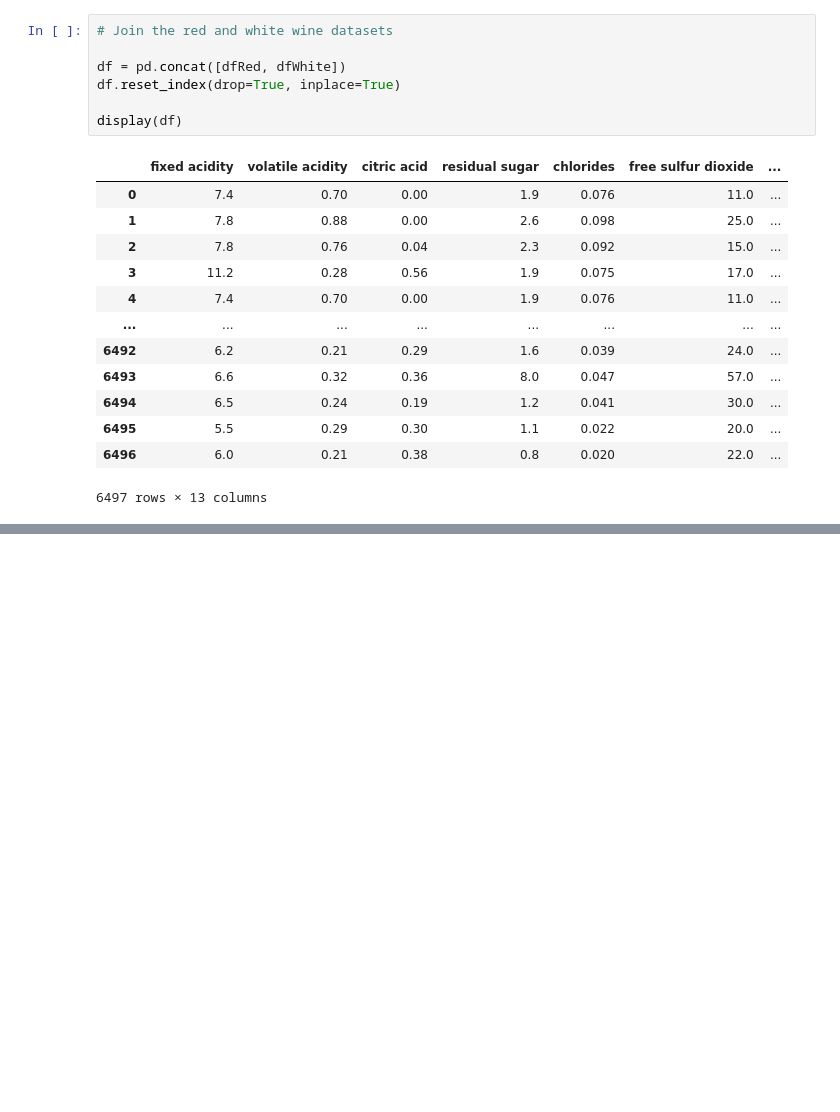
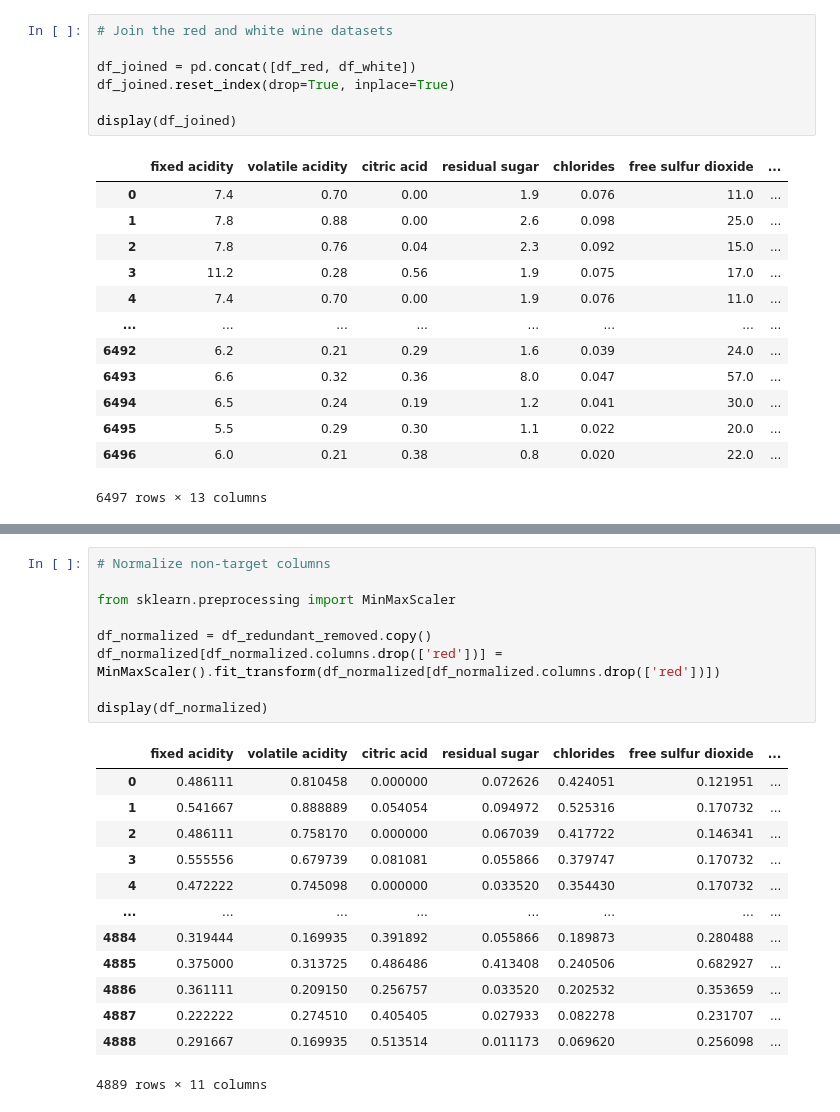
Before and after one commit to Jomaxims/deep-learning-systems, a Jupyter notebook: deep_learning_systems.ipynb, the cells around one changed output, grey strips where cells are left out. Cells and saved outputs as stored; diff of their text form; blank space fills up the shorter version.

```diff
--- a/deep_learning_systems.ipynb
+++ b/deep_learning_systems.ipynb
@@ -74,10 +74,10 @@ display(dfWhite)
 # %%
 # Join the red and white wine datasets
 
-df = pd.concat([dfRed, dfWhite])
-df.reset_index(drop=True, inplace=True)
+df_joined = pd.concat([df_red, df_white])
+df_joined.reset_index(drop=True, inplace=True)
 
-display(df)
+display(df_joined)
 # %% [output]
 |  | fixed acidity | volatile acidity | citric acid | residual sugar | chlorides | free sulfur dioxide | ... |
 | 0 | 7.4 | 0.70 | 0.00 | 1.9 | 0.076 | 11.0 | ... |
@@ -216,3 +216,26 @@ display(df)
 | 4887 | 5.5 | 0.29 | 0.30 | 1.1 | 0.022 | 20.0 | ... |
 | 4888 | 6.0 | 0.21 | 0.38 | 0.8 | 0.020 | 22.0 | ... |
 4889 rows × 11 columns
+# %%
+# Normalize non-target columns
+
+from sklearn.preprocessing import MinMaxScaler
+
+df_normalized = df_redundant_removed.copy()
+df_normalized[df_normalized.columns.drop(['red'])] = MinMaxScaler().fit_transform(df_normalized[df_normalized.columns.drop(['red'])])
+
+display(df_normalized)
+# %% [output]
+|  | fixed acidity | volatile acidity | citric acid | residual sugar | chlorides | free sulfur dioxide | ... |
+| 0 | 0.486111 | 0.810458 | 0.000000 | 0.072626 | 0.424051 | 0.121951 | ... |
+| 1 | 0.541667 | 0.888889 | 0.054054 | 0.094972 | 0.525316 | 0.170732 | ... |
+| 2 | 0.486111 | 0.758170 | 0.000000 | 0.067039 | 0.417722 | 0.146341 | ... |
+| 3 | 0.555556 | 0.679739 | 0.081081 | 0.055866 | 0.379747 | 0.170732 | ... |
+| 4 | 0.472222 | 0.745098 | 0.000000 | 0.033520 | 0.354430 | 0.170732 | ... |
+| ... | ... | ... | ... | ... | ... | ... | ... |
+| 4884 | 0.319444 | 0.169935 | 0.391892 | 0.055866 | 0.189873 | 0.280488 | ... |
+| 4885 | 0.375000 | 0.313725 | 0.486486 | 0.413408 | 0.240506 | 0.682927 | ... |
+| 4886 | 0.361111 | 0.209150 | 0.256757 | 0.033520 | 0.202532 | 0.353659 | ... |
+| 4887 | 0.222222 | 0.274510 | 0.405405 | 0.027933 | 0.082278 | 0.231707 | ... |
+| 4888 | 0.291667 | 0.169935 | 0.513514 | 0.011173 | 0.069620 | 0.256098 | ... |
+4889 rows × 11 columns
```
Also changed, not shown: parts of 11 cells of this notebook.
